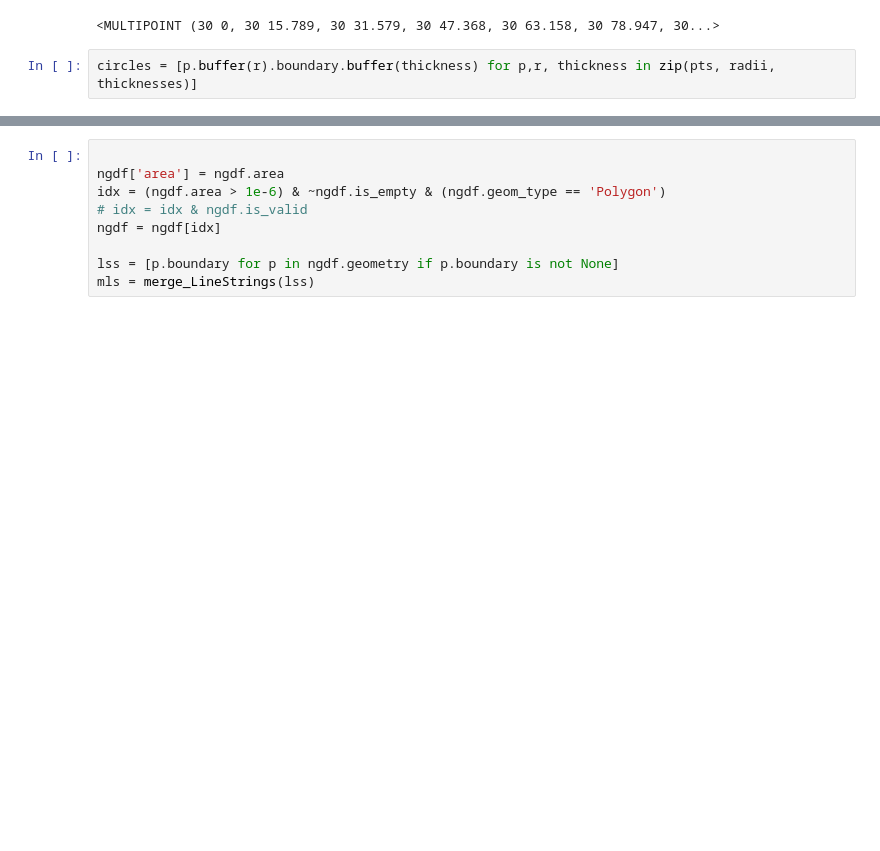
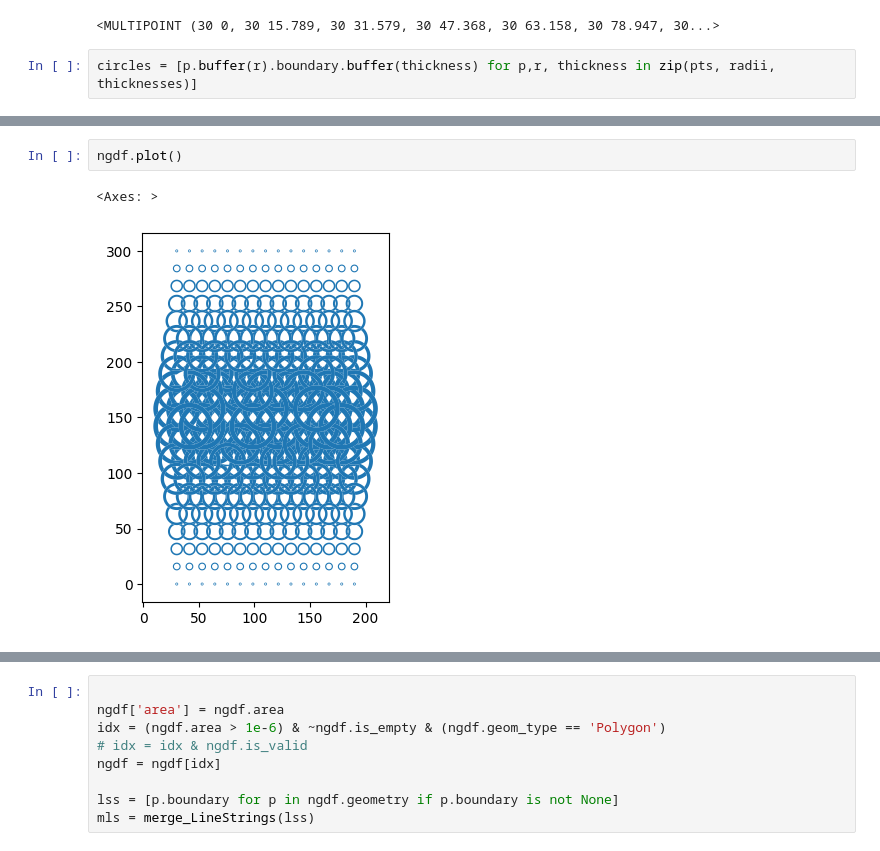
Before and after one commit to ANaka/brr, a Jupyter notebook: projects/dashing/dashing/20230331_intersection_dashing.ipynb, the cells around one changed output, grey strips where cells are left out. Saved outputs shown, nothing was run; the diff lists cells and outputs as text; blank space fills up the shorter version.

```diff
--- a/projects/dashing/dashing/20230331_intersection_dashing.ipynb
+++ b/projects/dashing/dashing/20230331_intersection_dashing.ipynb
@@ -154,0 +160,5 @@ ngdf = ngdf.explode(index_parts=False)
+# %%
+ngdf.plot()
+# %% [output]
+<Axes: >
+[figure, added]
```
Also changed, not shown: parts of 55 cells of this notebook.
